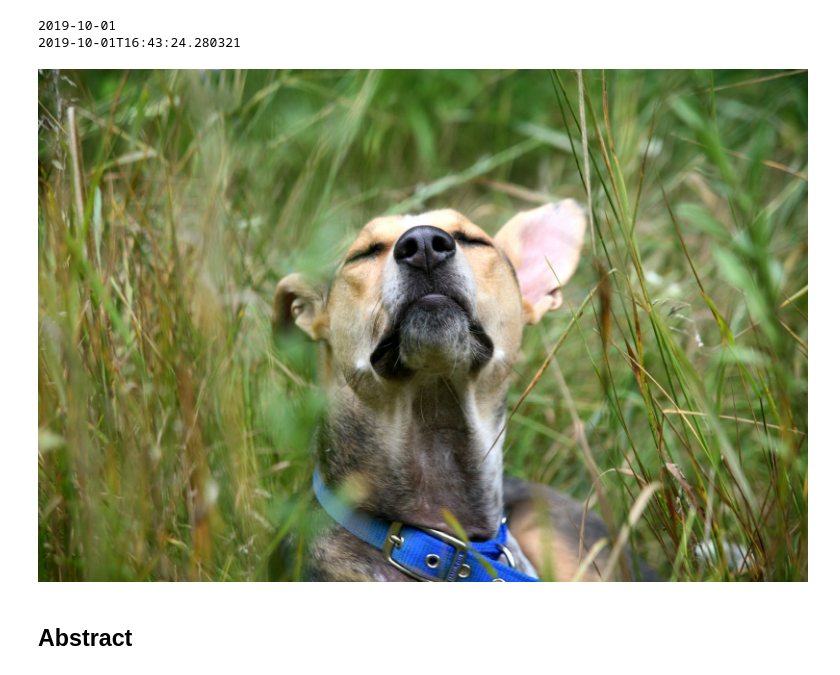
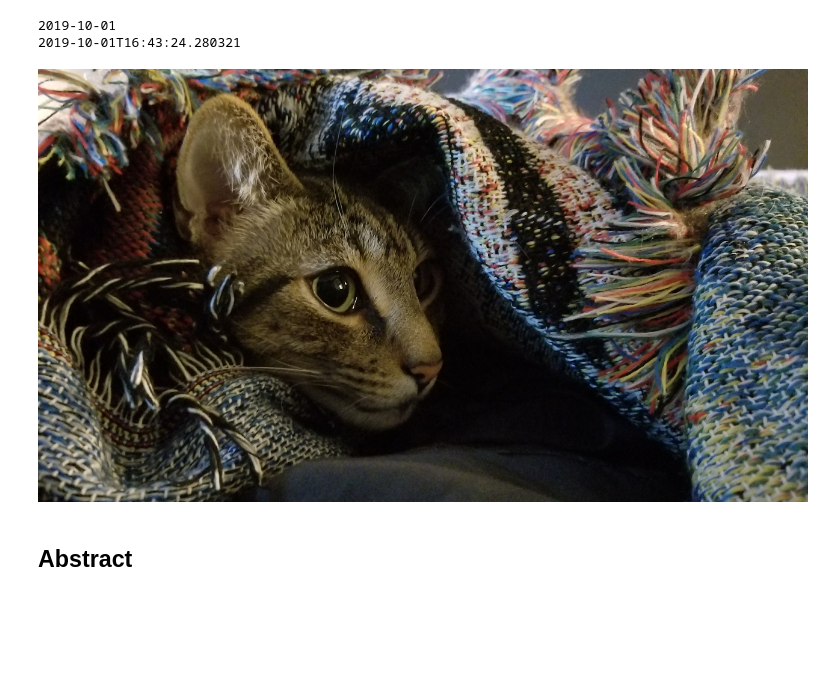
Before and after one commit to 0x6b756d6172/whatbreed, a Jupyter notebook: blog.ipynb, the cells around one changed output. Saved outputs shown, nothing was run; the diff lists cells and outputs as text; code cells hidden in the pictures; blank space fills up the shorter version.

Commit message:
updated blog image

```diff
--- a/blog.ipynb
+++ b/blog.ipynb
@@ -9,9 +9,9 @@ print(str(datetime.datetime.now().isoformat()))
 2019-10-01T16:43:24.280321
 # %%
 from IPython.display import Image
-Image(filename='blog.jpeg')
+Image(filename='blog.jpg')
 # %% [output]
-[figure, old version]
+[figure, new version]
 # %% [markdown]
 ## Abstract
 # %% [markdown]
```
